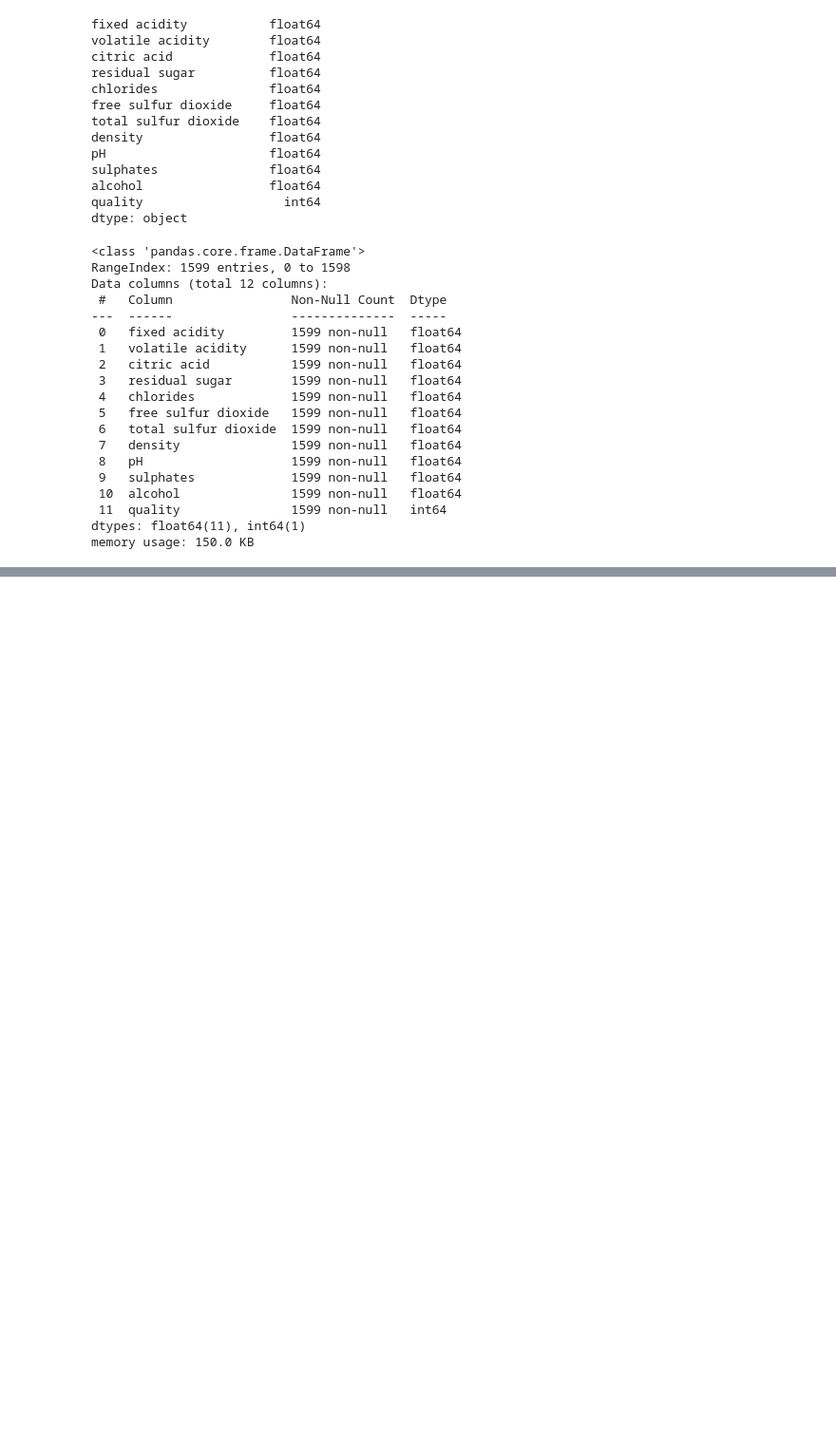
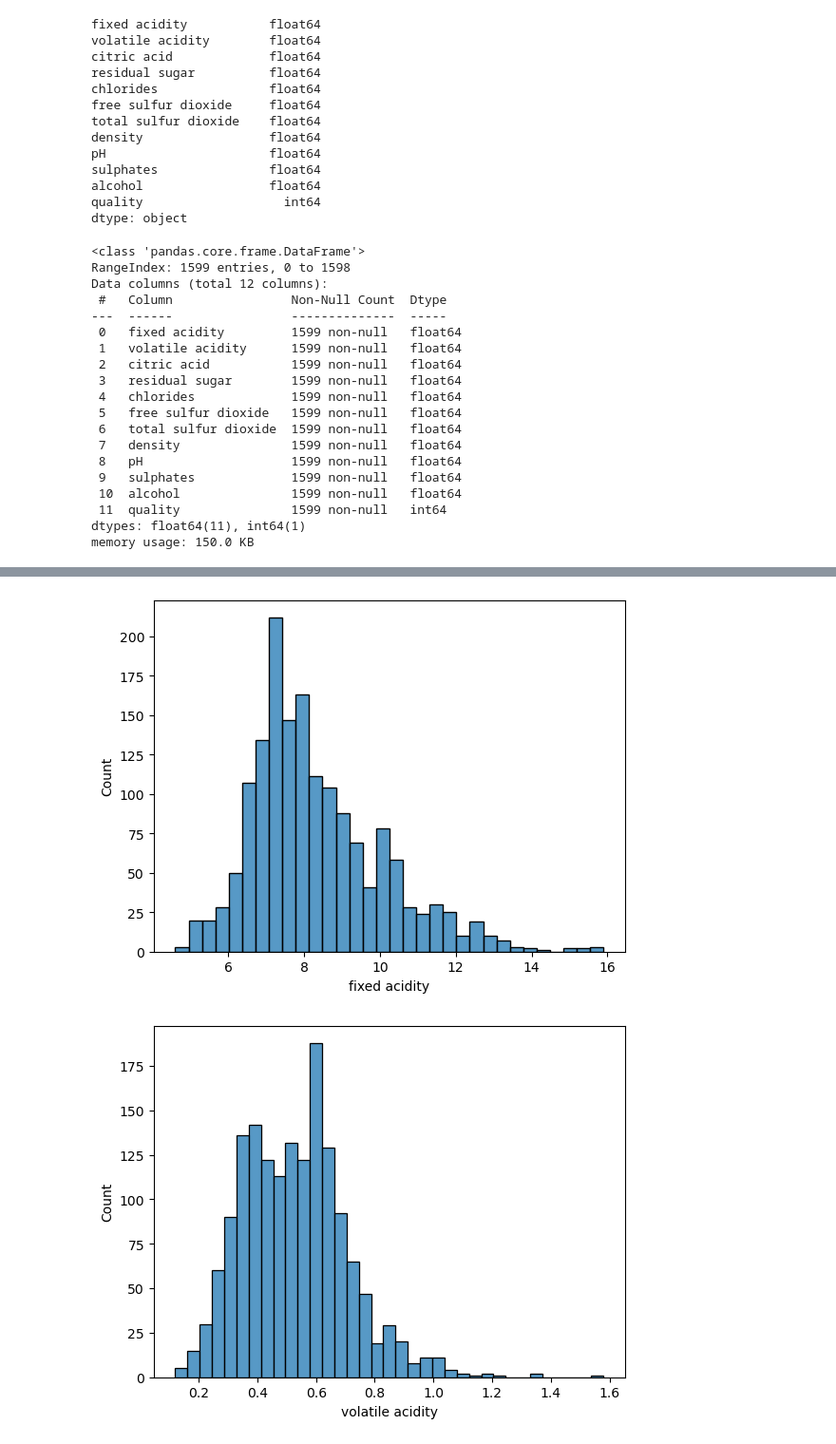
Before and after one commit to rluispdev/CaseWineAnaliseSantanderTechSkill-, a Jupyter notebook: CaseWine.ipynb, the cells around one changed output, grey strips where cells are left out. Shown: that part at 95% size. Drawn from its saved outputs; the diff is of its cells as text; code cells hidden in the pictures; blank space fills up the shorter version.

```diff
--- a/CaseWine.ipynb
+++ b/CaseWine.ipynb
@@ -84,0 +101,7 @@ dtype: int64
+# %%
+for col in df.columns:
+    sns.histplot(data=df, x=col)
+    plt.show()
+# %% [output]
+[figure, added]
+[figure, added]
```
Also changed, not shown: parts of 25 cells of this notebook, 1 other file.
